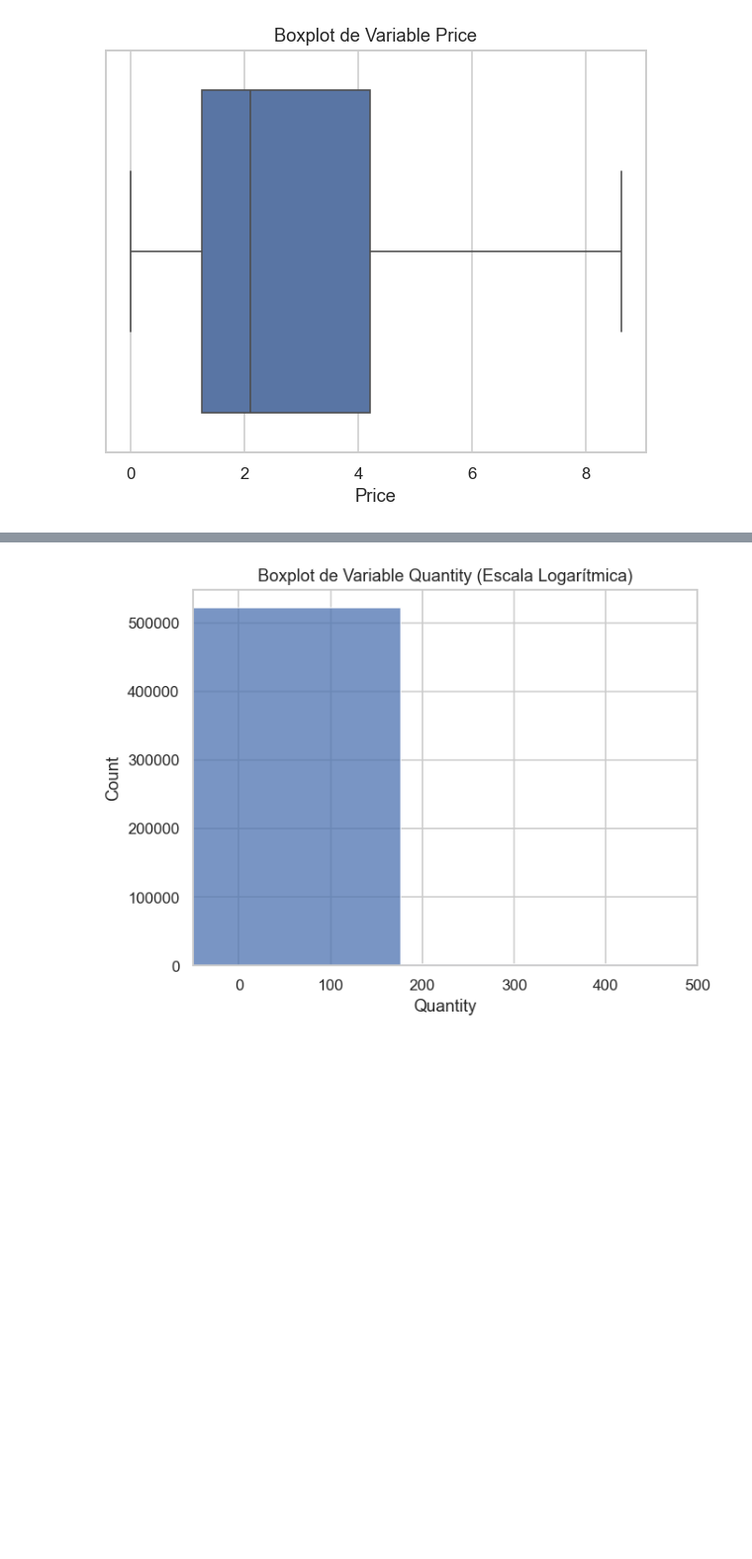
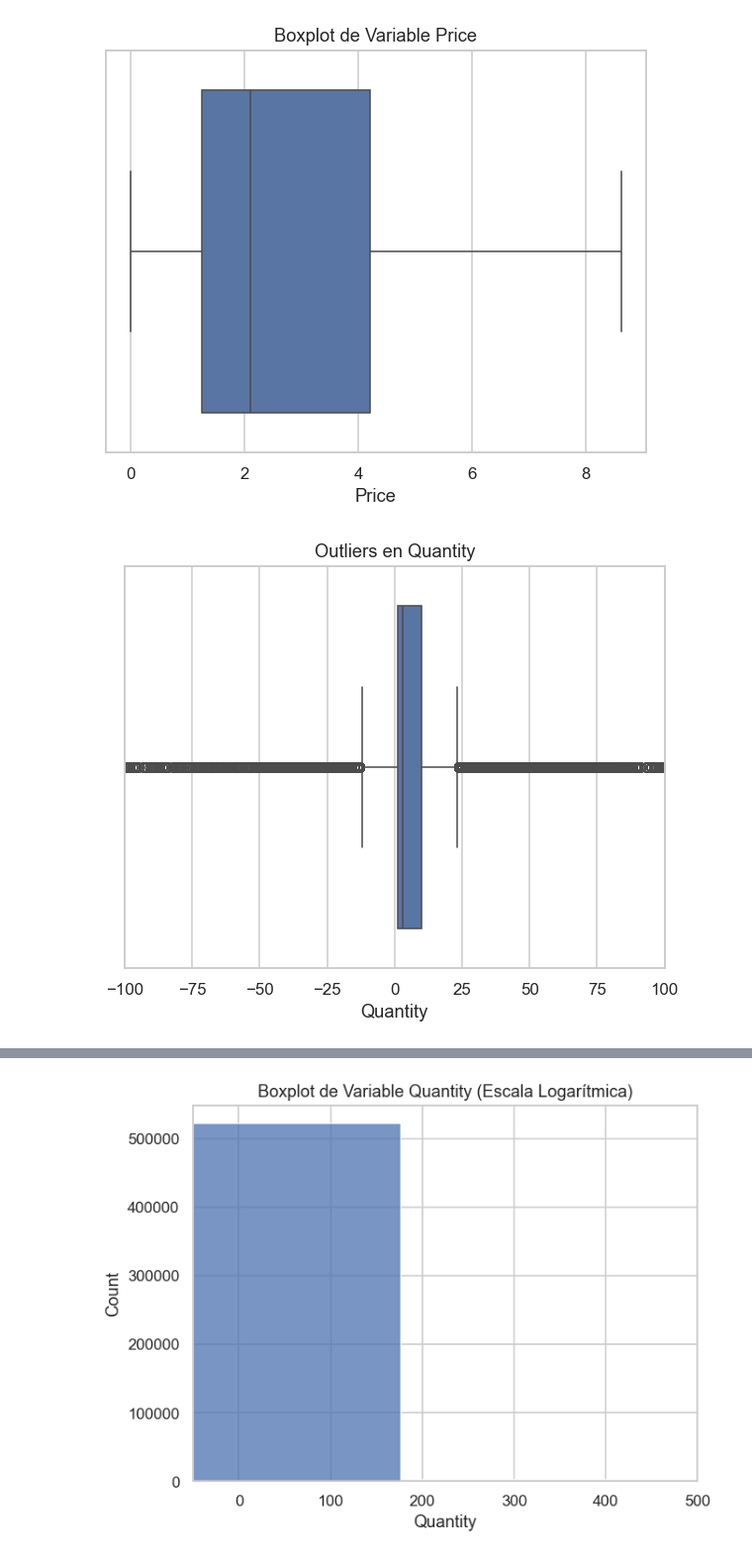
Before and after one commit to DaLeedev/CLTV_PROJECT, a Jupyter notebook: notebooks/01_Exploracion Inicial.ipynb, the cells around one changed output, grey strips where cells are left out. Shown at 99% size. Saved outputs shown, nothing was run; the diff lists cells and outputs as text; code cells hidden in the pictures; blank space fills up the shorter version.

```diff
--- a/notebooks/01_Exploracion Inicial.ipynb
+++ b/notebooks/01_Exploracion Inicial.ipynb
@@ -158,3 +168,10 @@ plt.show()
 # %% [output]
 [figure]
 [figure]
+# %%
+plt.title('Outliers en Quantity')
+sns.boxplot(x=df['Quantity'])
+plt.xlim(-100, 100)
+plt.show()
+# %% [output]
+[figure, added]
```
Also changed, not shown: parts of 10 cells of this notebook.
